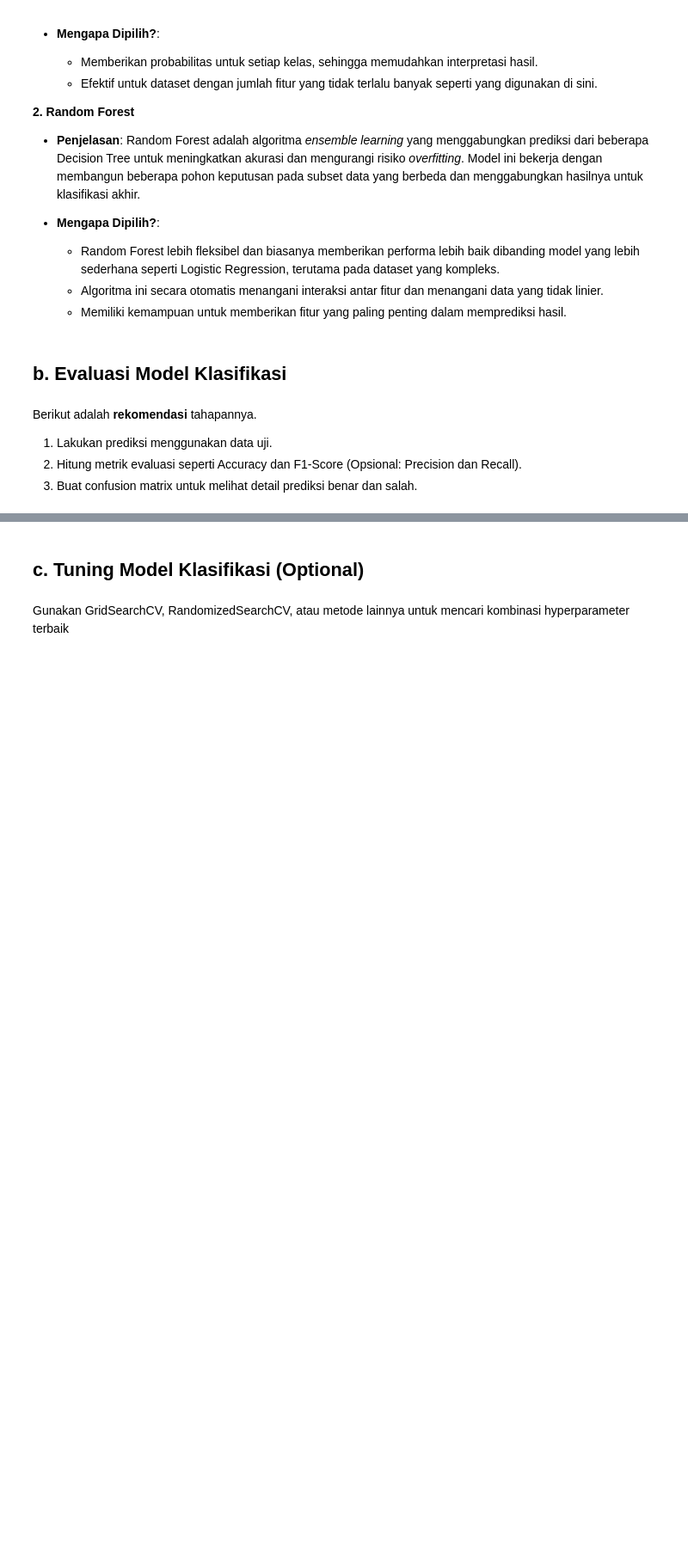
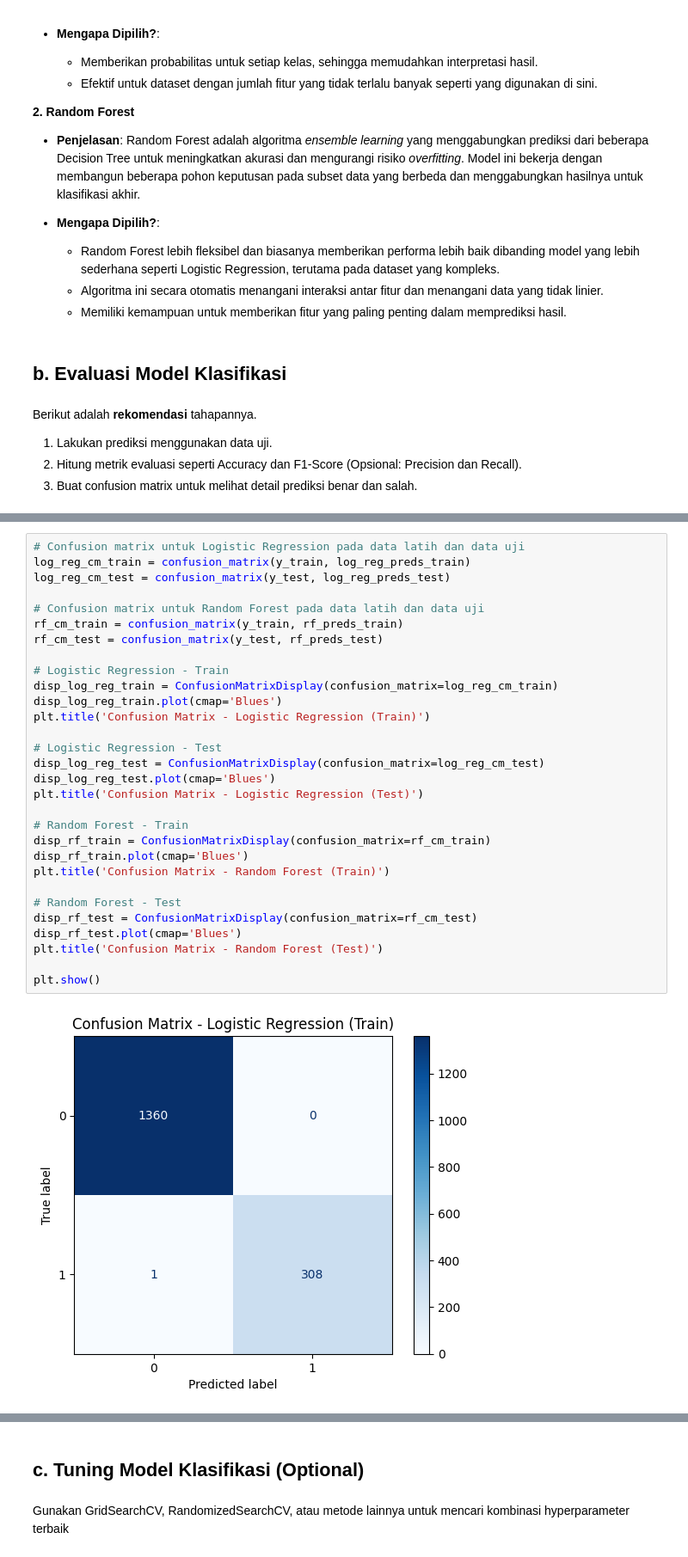
Before and after one commit to ngaeninurul/pisa_performance_scores, a Jupyter notebook: [Klasifikasi]_Submission_Akhir_BMLP_Nurul_Ngaeni.ipynb, the cells around one changed output, grey strips where cells are left out. Shown at 86% size. Drawn from its saved outputs; the diff is of its cells as text; blank space fills up the shorter version.

```diff
--- a/[Klasifikasi]_Submission_Akhir_BMLP_Nurul_Ngaeni.ipynb
+++ b/[Klasifikasi]_Submission_Akhir_BMLP_Nurul_Ngaeni.ipynb
@@ -129,0 +145,32 @@ Akurasi Logistic Regression: 0.9976076555023924
+# %%
+# Confusion matrix untuk Logistic Regression pada data latih dan data uji
+log_reg_cm_train = confusion_matrix(y_train, log_reg_preds_train)
+log_reg_cm_test = confusion_matrix(y_test, log_reg_preds_test)
+
+# Confusion matrix untuk Random Forest pada data latih dan data uji
+rf_cm_train = confusion_matrix(y_train, rf_preds_train)
+rf_cm_test = confusion_matrix(y_test, rf_preds_test)
+
+# Logistic Regression - Train
+disp_log_reg_train = ConfusionMatrixDisplay(confusion_matrix=log_reg_cm_train)
+disp_log_reg_train.plot(cmap='Blues')
+plt.title('Confusion Matrix - Logistic Regression (Train)')
+
+# Logistic Regression - Test
+disp_log_reg_test = ConfusionMatrixDisplay(confusion_matrix=log_reg_cm_test)
+disp_log_reg_test.plot(cmap='Blues')
+plt.title('Confusion Matrix - Logistic Regression (Test)')
+
+# Random Forest - Train
+disp_rf_train = ConfusionMatrixDisplay(confusion_matrix=rf_cm_train)
+disp_rf_train.plot(cmap='Blues')
+plt.title('Confusion Matrix - Random Forest (Train)')
+
+# Random Forest - Test
+disp_rf_test = ConfusionMatrixDisplay(confusion_matrix=rf_cm_test)
+disp_rf_test.plot(cmap='Blues')
+plt.title('Confusion Matrix - Random Forest (Test)')
+
+plt.show()
+# %% [output]
+[figure, added]
```
Also changed, not shown: parts of 8 cells of this notebook.
